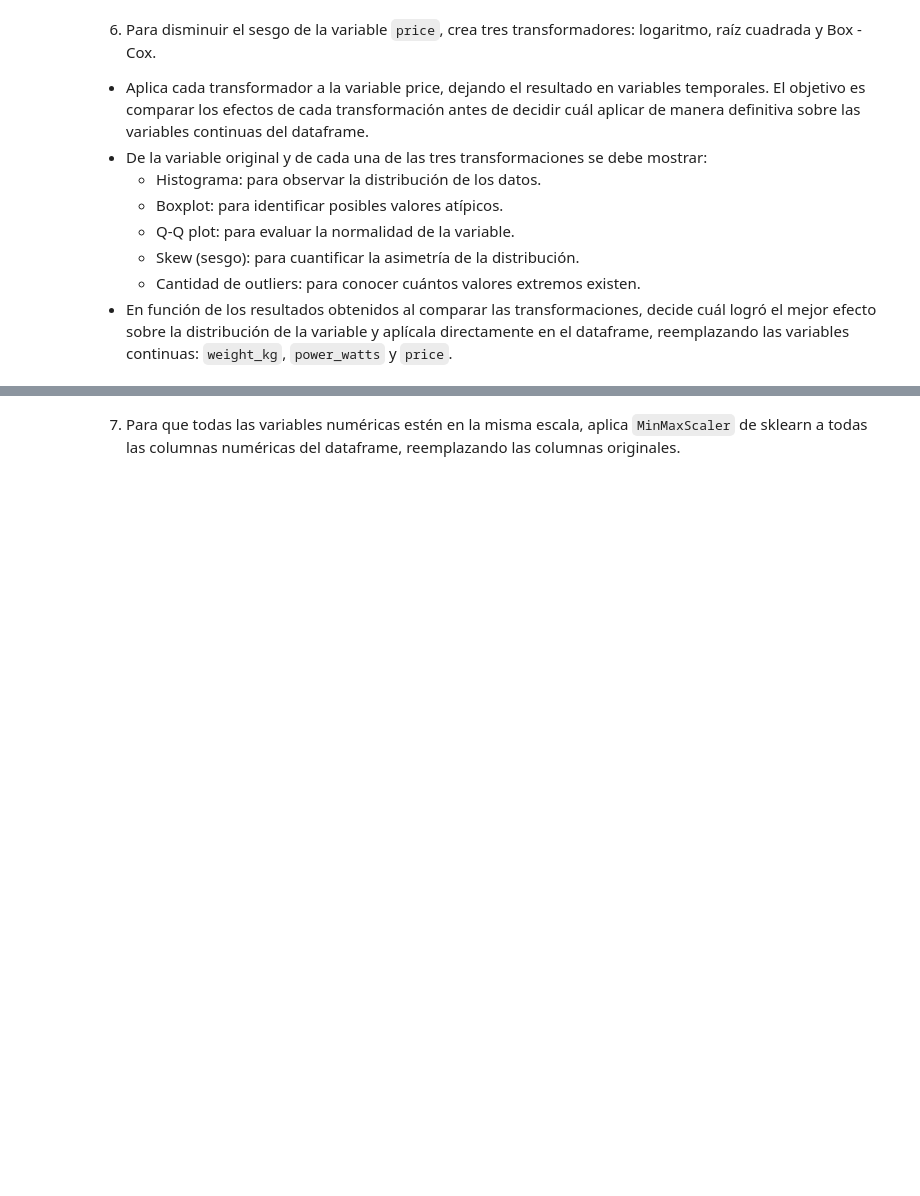
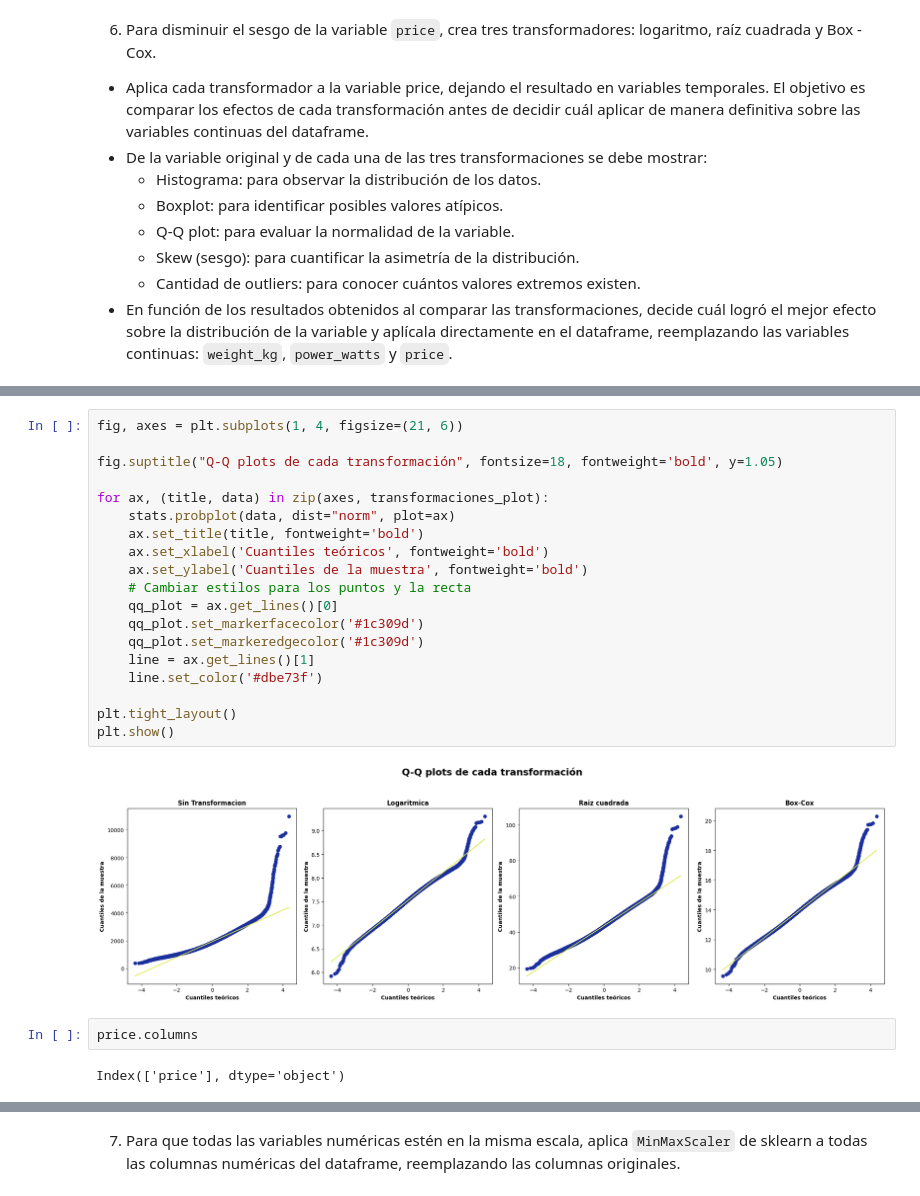
Before and after one commit to carloshgalvan95/Ciencia_Analitica_Datos, a Jupyter notebook: Modules/03_module/actividades/06_actividad/Actividad6FE.ipynb, the cells around one changed output, grey strips where cells are left out. Drawn from its saved outputs; the diff is of its cells as text; blank space fills up the shorter version.

```diff
--- a/Modules/03_module/actividades/06_actividad/Actividad6FE.ipynb
+++ b/Modules/03_module/actividades/06_actividad/Actividad6FE.ipynb
@@ -585,0 +681,25 @@ En la grafica podemos observar que si se presenta una distribucion **bimodal**,
+# %%
+fig, axes = plt.subplots(1, 4, figsize=(21, 6))
+
+fig.suptitle("Q-Q plots de cada transformación", fontsize=18, fontweight='bold', y=1.05)
+
+for ax, (title, data) in zip(axes, transformaciones_plot):
+    stats.probplot(data, dist="norm", plot=ax)
+    ax.set_title(title, fontweight='bold')
+    ax.set_xlabel('Cuantiles teóricos', fontweight='bold')
+    ax.set_ylabel('Cuantiles de la muestra', fontweight='bold')
+    # Cambiar estilos para los puntos y la recta
+    qq_plot = ax.get_lines()[0]
+    qq_plot.set_markerfacecolor('#1c309d')
+    qq_plot.set_markeredgecolor('#1c309d')
+    line = ax.get_lines()[1]
+    line.set_color('#dbe73f')
+
+plt.tight_layout()
+plt.show()
+# %% [output]
+[figure, added]
+# %%
+price.columns
+# %% [output]
+Index(['price'], dtype='object')
```
Also changed, not shown: parts of 8 cells of this notebook.
